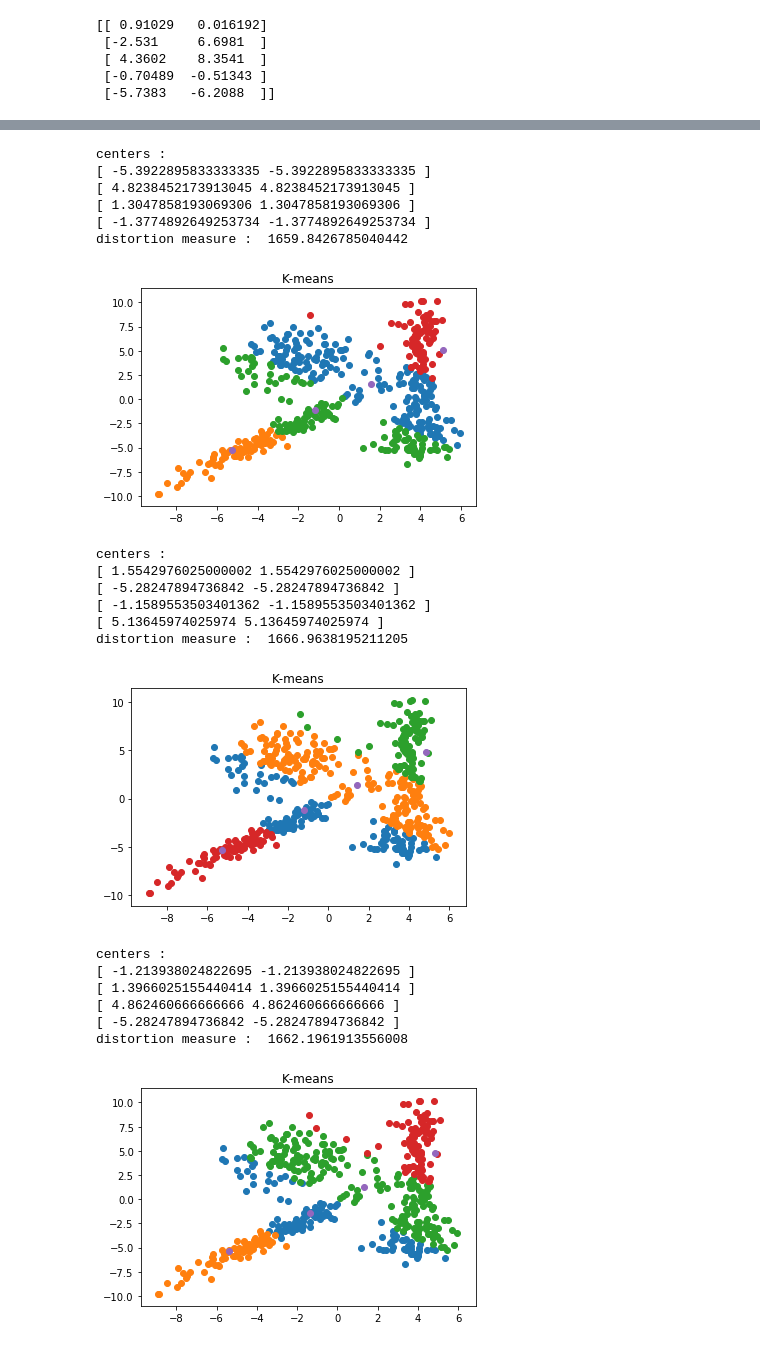
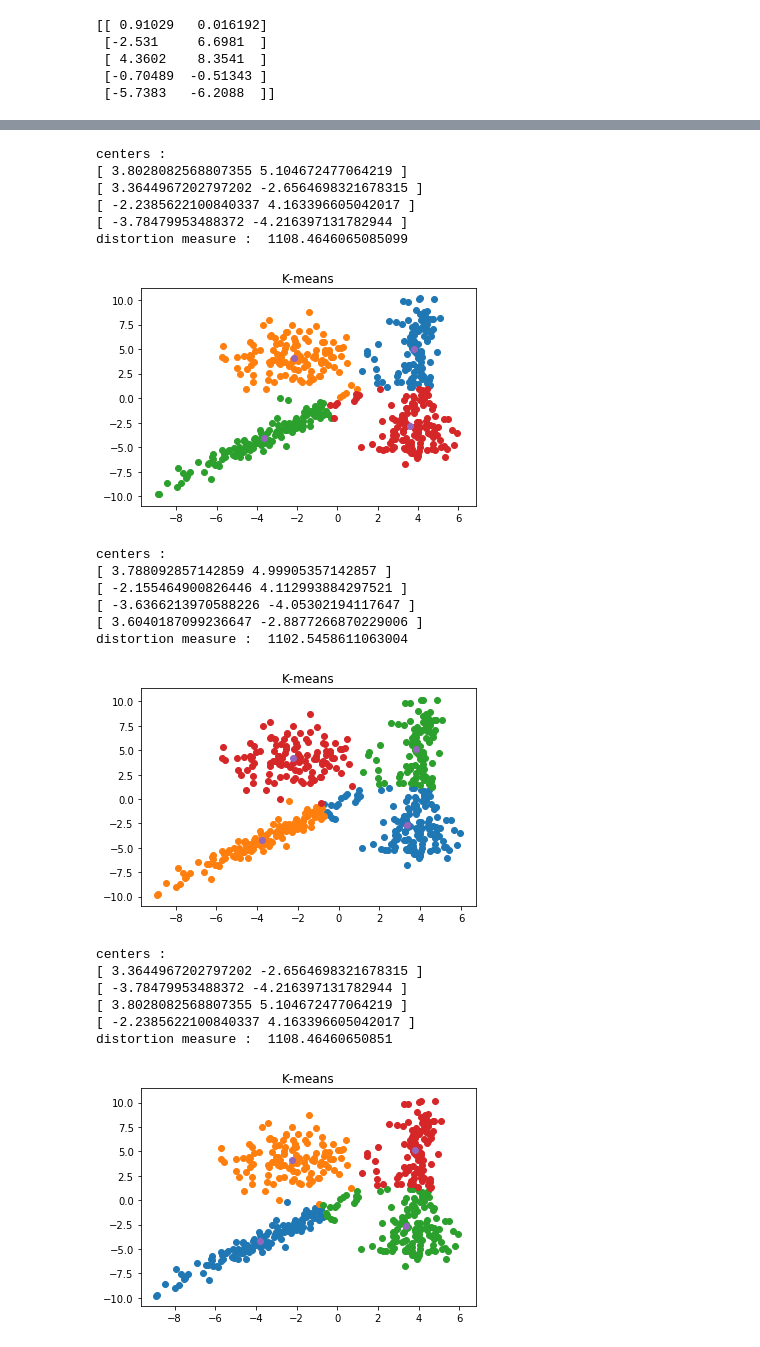
Before and after one commit to martinplouy/MVA, a Jupyter notebook: PGM/HW2/MVA_DM2_DELAFOURNIERE_PLOUY.ipynb, the cells around one changed output, grey strips where cells are left out. Cells and saved outputs as stored; diff of their text form; code cells hidden in the pictures.

```diff
--- a/PGM/HW2/MVA_DM2_DELAFOURNIERE_PLOUY.ipynb
+++ b/PGM/HW2/MVA_DM2_DELAFOURNIERE_PLOUY.ipynb
@@ -16,8 +21,7 @@ print(data['data'][0:5, :])
  [-0.70489  -0.51343 ]
  [-5.7383   -6.2088  ]]
 # %%
-def computeKMeans(niterMax):
-    X = data['data']
+def computeKMeans(X, niterMax):
     x0min = np.min(X[:, 0])
     x0max = np.max(X[:, 0])
     x1min = np.min(X[:, 1])
@@ -46,7 +50,7 @@ def computeKMeans(niterMax):
             subset = [clusters[m]==l for m in range(len(clusters))]
             Xsubset = X[subset,:]
             if len(Xsubset) > 0:
-                centers[l] = np.mean(Xsubset)
+                centers[l] = Xsubset.mean(0)
 
 
     return centers, clusters
@@ -78,6 +82,6 @@ def computeDistortionMeasures(X, centers, clusters):
     return measure
 # %%
 X = data['data']
-centers, clusters = computeKMeans(1000)
+centers, clusters = computeKMeans(X, 1)
 computeDistortionMeasures(X, centers, clusters)
 # %% [output]
@@ -85,7 +89,7 @@ computeDistortionMeasures(X, centers, clusters)
 # %%
 for i in range(5):
     X = data['data']
-    centers, clusters = computeKMeans(1000)
+    centers, clusters = computeKMeans(X, 1000)
     plotKMeans(X, centers, clusters)
     distortionMeasure = computeDistortionMeasures(X, centers, clusters)
     print("centers :")
@@ -97,22 +101,22 @@ for i in range(5):
 centers :
-[ -5.3922895833333335 -5.3922895833333335 ]
-[ 4.8238452173913045 4.8238452173913045 ]
-[ 1.3047858193069306 1.3047858193069306 ]
-[ -1.3774892649253734 -1.3774892649253734 ]
-distortion measure :  1659.8426785040442
+[ 3.8028082568807355 5.104672477064219 ]
+[ 3.3644967202797202 -2.6564698321678315 ]
+[ -2.2385622100840337 4.163396605042017 ]
+[ -3.78479953488372 -4.216397131782944 ]
+distortion measure :  1108.4646065085099
-[figure, old version]
+[figure, new version]
 centers :
-[ 1.5542976025000002 1.5542976025000002 ]
-[ -5.28247894736842 -5.28247894736842 ]
-[ -1.1589553503401362 -1.1589553503401362 ]
-[ 5.13645974025974 5.13645974025974 ]
-distortion measure :  1666.9638195211205
+[ 3.788092857142859 4.99905357142857 ]
+[ -2.155464900826446 4.112993884297521 ]
+[ -3.6366213970588226 -4.05302194117647 ]
+[ 3.6040187099236647 -2.8877266870229006 ]
+distortion measure :  1102.5458611063004
-[figure, old version]
+[figure, new version]
 centers :
-[ -1.213938024822695 -1.213938024822695 ]
-[ 1.3966025155440414 1.3966025155440414 ]
-[ 4.862460666666666 4.862460666666666 ]
-[ -5.28247894736842 -5.28247894736842 ]
-distortion measure :  1662.1961913556008
+[ 3.3644967202797202 -2.6564698321678315 ]
+[ -3.78479953488372 -4.216397131782944 ]
+[ 3.8028082568807355 5.104672477064219 ]
+[ -2.2385622100840337 4.163396605042017 ]
+distortion measure :  1108.46460650851
-[figure, old version]
+[figure, new version]
 centers :
```
Also changed, not shown: parts of 14 cells of this notebook, 1 other file.
